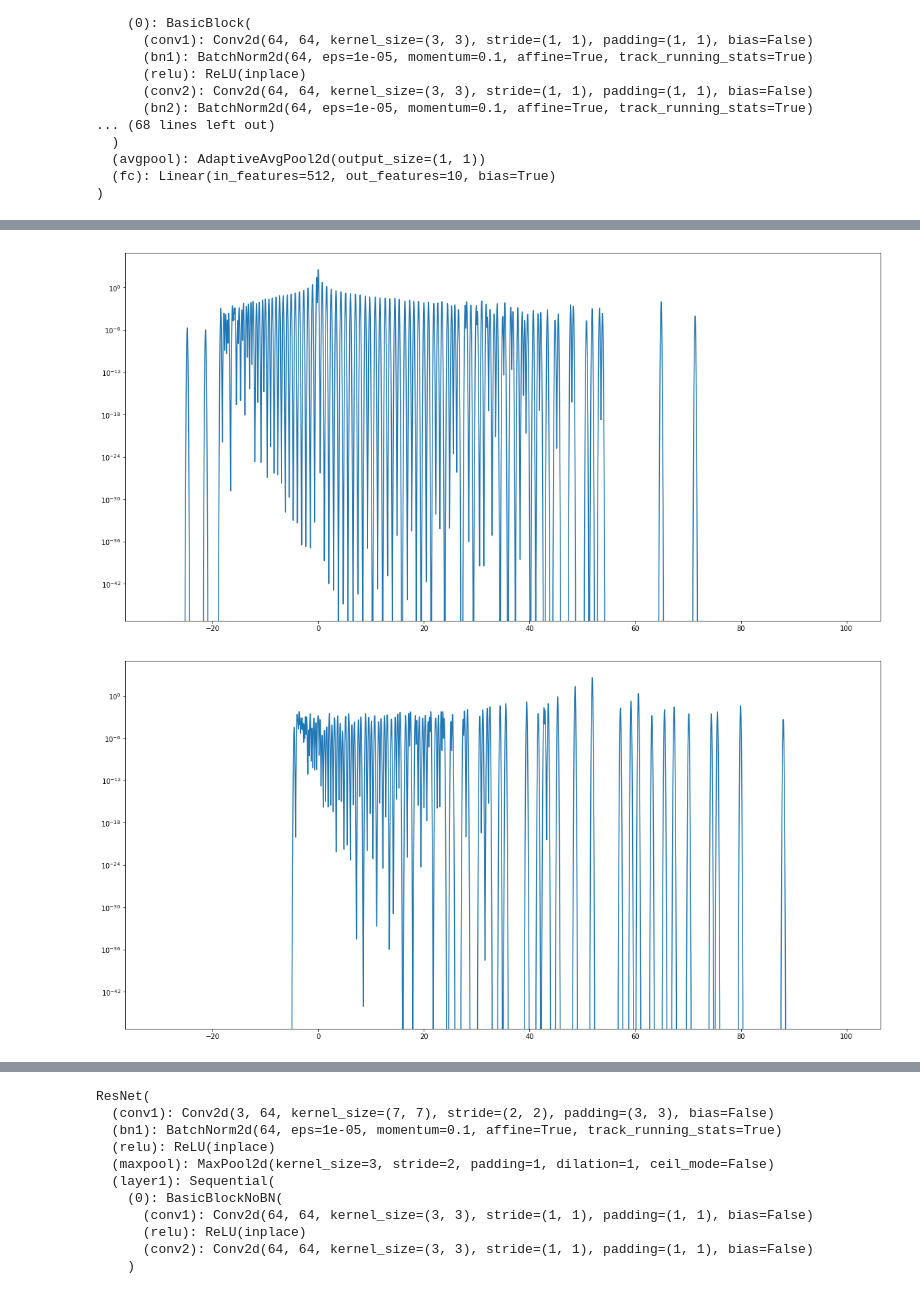
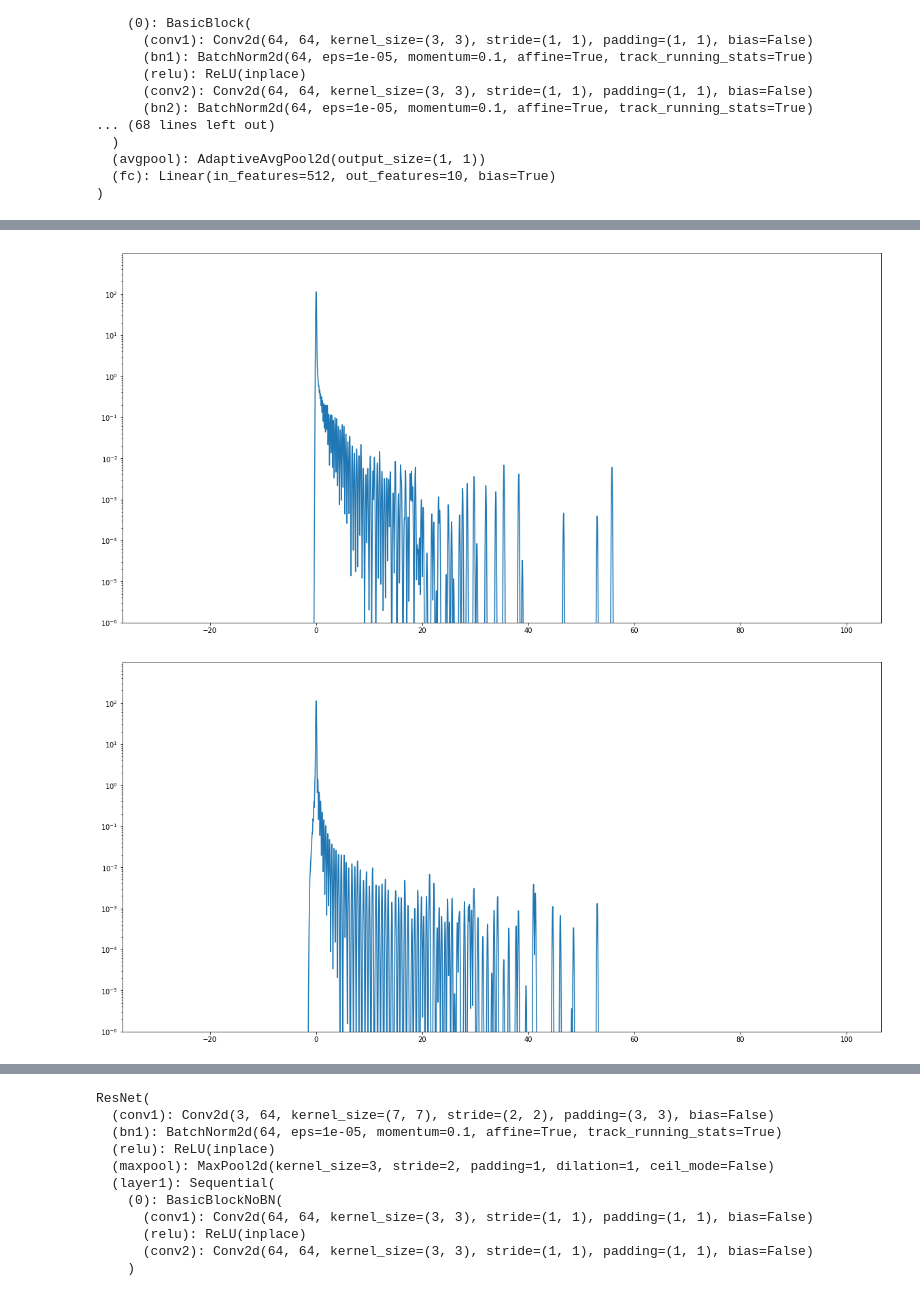
Before and after one commit to LeviViana/torchessian, a Jupyter notebook: CIFAR10Spectrum.ipynb, the cells around one changed output, grey strips where cells are left out. Saved outputs shown, nothing was run; the diff lists cells and outputs as text; code cells hidden in the pictures.

```diff
--- a/CIFAR10Spectrum.ipynb
+++ b/CIFAR10Spectrum.ipynb
@@ -34,12 +43,13 @@ device = 'cuda:1' if torch.cuda.is_available() else 'cpu'
 Files already downloaded and verified
 Files already downloaded and verified
 # %%
-def train(net, optimizer, criterion, L, W):
+def train(net, optimizer, scheduler, criterion, L, W, epochs=15):
     global trainloader
-    for epoch in range(15):  # loop over the dataset multiple times
+    for epoch in range(epochs):  # loop over the dataset multiple times
 
         running_loss = 0.0
-        for i, data in enumerate(trainloader, 0):
+#         for i, data in enumerate(trainloader, 0):
+        for i, data in enumerate(testloader, 0):# DEBUGING
             # get the inputs; data is a list of [inputs, labels]
             inputs, labels = data
             if torch.cuda.is_available():
@@ -57,14 +67,27 @@ def train(net, optimizer, criterion, L, W):
             # print statistics
             running_loss += loss.item()
 
+        scheduler.step()
+
+        if (epoch + 1) % 5 and epoch > 0:
+            continue
+
         print('[%d] loss: %.3f' %
               (epoch + 1, running_loss / i))
 
         running_loss = 0.0
 
-        l, w = gauss_quadrature(net, criterion, (inputs, labels), m, buffer=m)
+#         l, w = gauss_quadrature(net, criterion, (inputs, labels), m, buffer=m)
+#         L.append(l)
+#         W.append(w)
+
+        if epoch < 29:
+            continue
+
+        l, w = torchessian.complete.gauss_quadrature(net, criterion, testloader, m, buffer=m)
         L.append(l)
         W.append(w)
+
 
 
 def test(net):
@@ -85,7 +108,7 @@ def test(net):
     print('Accuracy of the network on the 10000 test images: %d %%' % (
         100 * correct / total))
 # %%
-net = resnet18(pretrained=True)
+net = resnet18(pretrained=False)
 net.fc = torch.nn.Linear(512, 10)
 net.to(device)
 # %% [output]
@@ -108,8 +131,10 @@ ResNet(
 )
 # %%
 criterion = torch.nn.CrossEntropyLoss()
-optimizer = optim.SGD(net.parameters(), lr=0.002, momentum=0.9)
+optimizer = optim.SGD(net.parameters(), lr=0.002, momentum=0.9, weight_decay=0.001)
+milestones = [15, 20, 25] # To reproduce the results in the article, this should be [100, 150, 200]
+scheduler = optim.lr_scheduler.MultiStepLR(optimizer, milestones, 0.1)
 L, W = [], []
-train(net, optimizer, criterion, L, W)
-test(net)
+train(net, optimizer, scheduler, criterion, L, W, 30)
+test(net) # might achieve a bad generalization score, but this is not the point here
 # %% [output]
@@ -132,18 +158,22 @@ Accuracy of the network on the 10000 test images: 75 %
 # %%
 support = torch.linspace(-30, 100, 10000)
-density = F(support, L[0], W[0], m)
-plt.figure(figsize=(20,10))
-plt.plot(support.numpy(), density.numpy())
-plt.yscale('log')
+density = F(support, L[-1], W[-1], m)
+fig, ax = plt.subplots(figsize=(20, 10))
+ax.plot(support.numpy(), density.numpy())
+ax.set_yscale('log')
+ax.set_yticks([10 ** (i - 7) for i in range(10)])
+ax.set_ylim(10 ** -6, 10 ** 3)
 plt.show()
 # %% [output]
-[figure, old version]
+[figure, new version]
 # %%
 support = torch.linspace(-30, 100, 10000)
 density = F(support, L[-1], W[-1], m)
-plt.figure(figsize=(20,10))
-plt.plot(support.numpy(), density.numpy())
-plt.yscale('log')
+fig, ax = plt.subplots(figsize=(20, 10))
+ax.plot(support.numpy(), density.numpy())
+ax.set_yscale('log')
+ax.set_yticks([10 ** (i - 7) for i in range(10)])
+ax.set_ylim(10 ** -6, 10 ** 3)
 plt.show()
 # %% [output]
-[figure, old version]
+[figure, new version]
```
Also changed, not shown: parts of 10 cells of this notebook, 4 other files.
